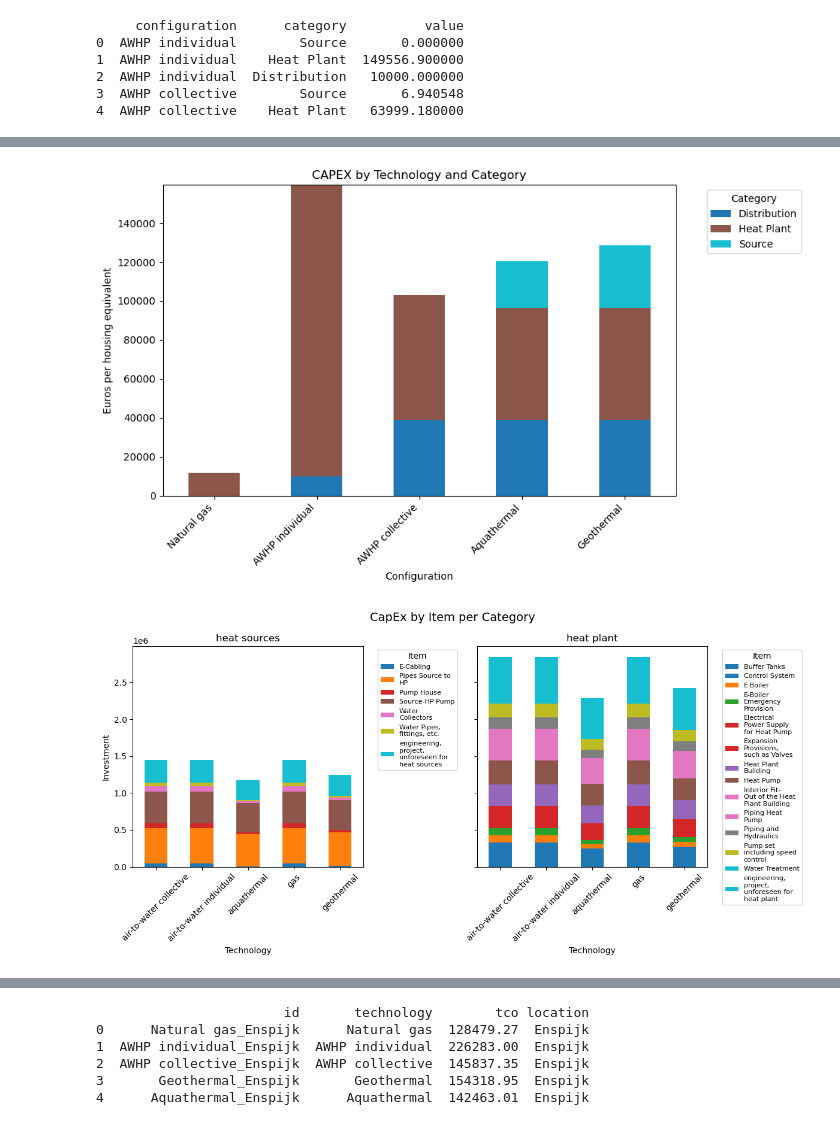
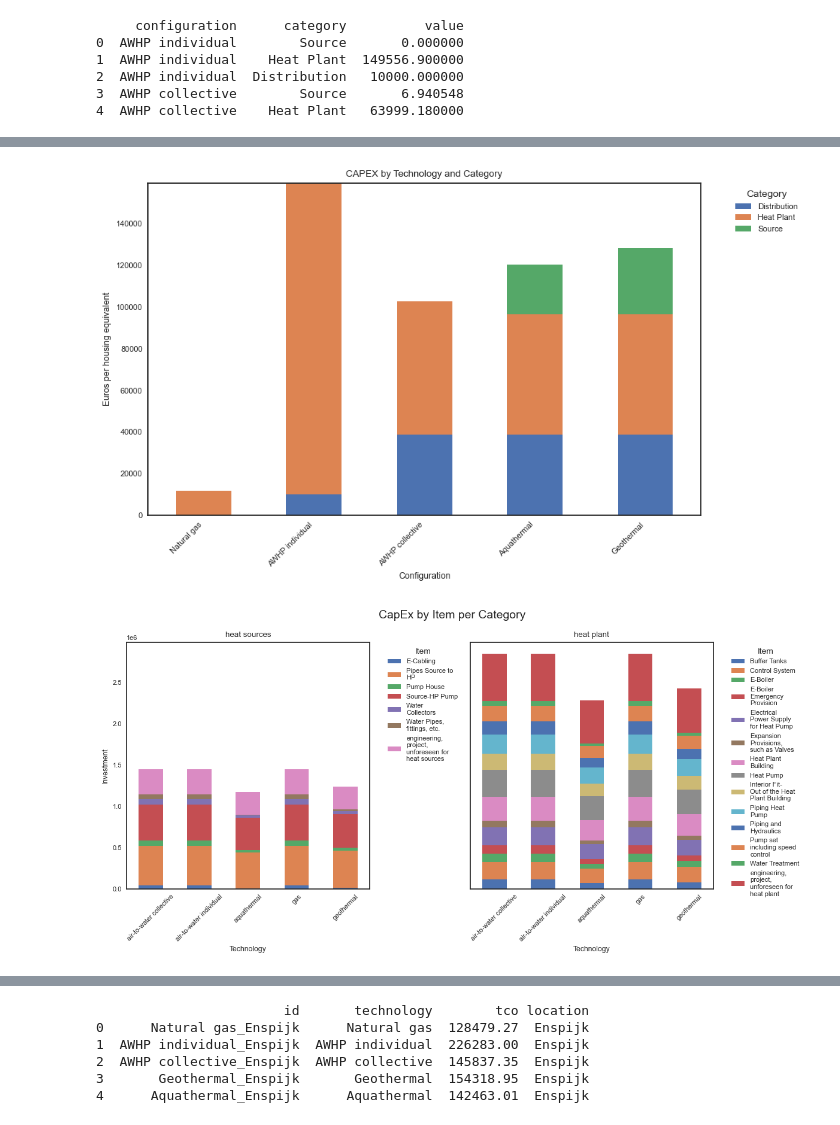
Before and after one commit to karivero/uu-consultancy, a Jupyter notebook: results.ipynb, the cells around one changed output, grey strips where cells are left out. Cells and saved outputs as stored; diff of their text form; code cells hidden in the pictures.

```diff
--- a/results.ipynb
+++ b/results.ipynb
@@ -16,6 +16,9 @@ print(df_capex.head())
 # %%
 import pandas as pd
 import matplotlib.pyplot as plt
+import seaborn as sns
+
+plt.style.use("seaborn-v0_8-white")
 
 # Load the capex sheet
 df_graphs = pd.read_excel("graphs.xlsx", sheet_name="capex")
@@ -51,25 +52,25 @@ print(df_graphs.head())
 # %%
 pivot_category = df_graphs.pivot_table(index="configuration", columns="category", values="value", aggfunc="sum").fillna(0)
 order = ["Natural gas", "AWHP individual", "AWHP collective", "Aquathermal", "Geothermal"]
 pivot_category = pivot_category.reindex(order)
 
-plt.style.use("default")
+# plt.style.use("default")
 ax = pivot_category.plot(
     kind="bar",
     stacked=True,
     figsize=(10, 6),
-    colormap="tab10"
+    color=sns.color_palette("deep")
 )
 
 ax.set_title("CAPEX by Technology and Category")
 ax.set_xlabel("Configuration")
 ax.set_ylabel("Euros per housing equivalent")
 ax.legend(title="Category", bbox_to_anchor=(1.05, 1), loc="upper left")
 plt.xticks(rotation=45, ha="right")
 plt.tight_layout()
 plt.show()
 # %% [output]
-[figure, old version]
+[figure, new version]
 # %%
 import textwrap
 
@@ -89,7 +90,7 @@ for ax, cat in zip(axes, categories):
         kind="bar",
         stacked=True,
         ax=ax,
-        colormap="tab10",
+        color=sns.color_palette("deep"),
         legend=True
     )
 
@@ -105,7 +106,7 @@ fig.suptitle("CapEx by Item per Category", fontsize=14)
 plt.tight_layout()
 plt.show()
 # %% [output]
-[figure, old version]
+[figure, new version]
 # %%
 # Load the capex sheet
 # df_toc = pd.read_excel("toy_results.xlsx", sheet_name="toc")
```
Also changed, not shown: parts of 3 cells of this notebook.
